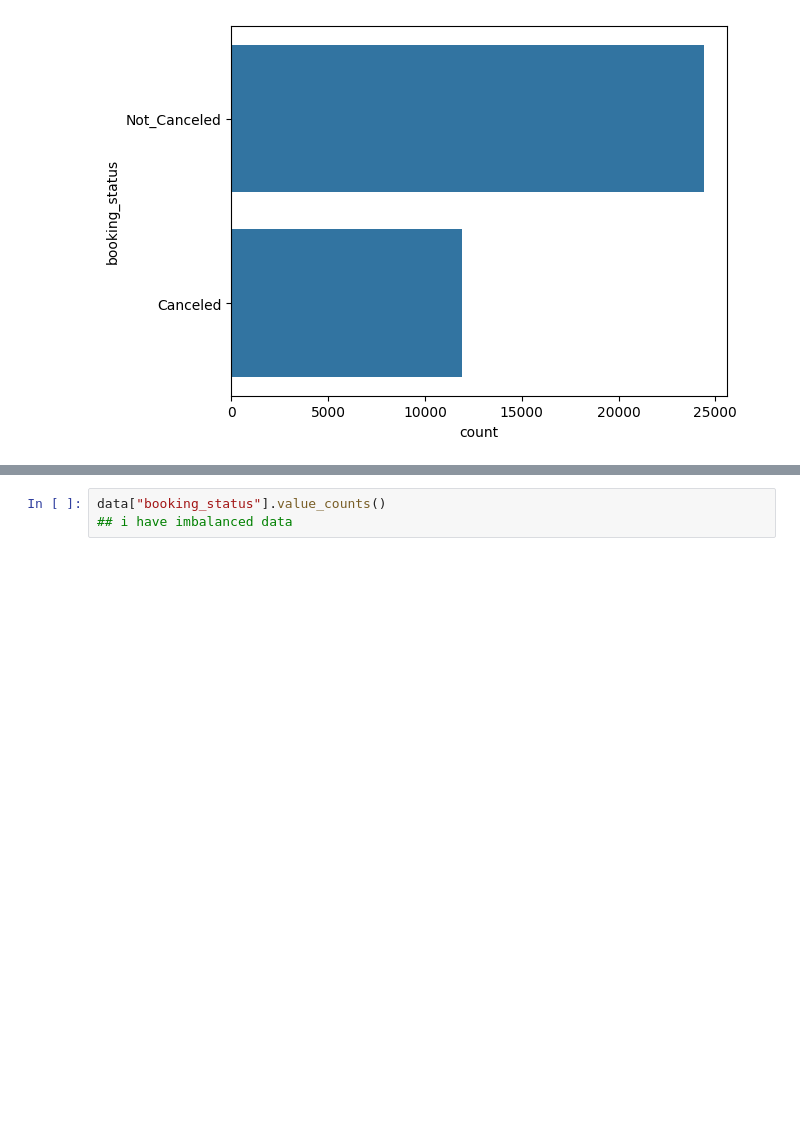
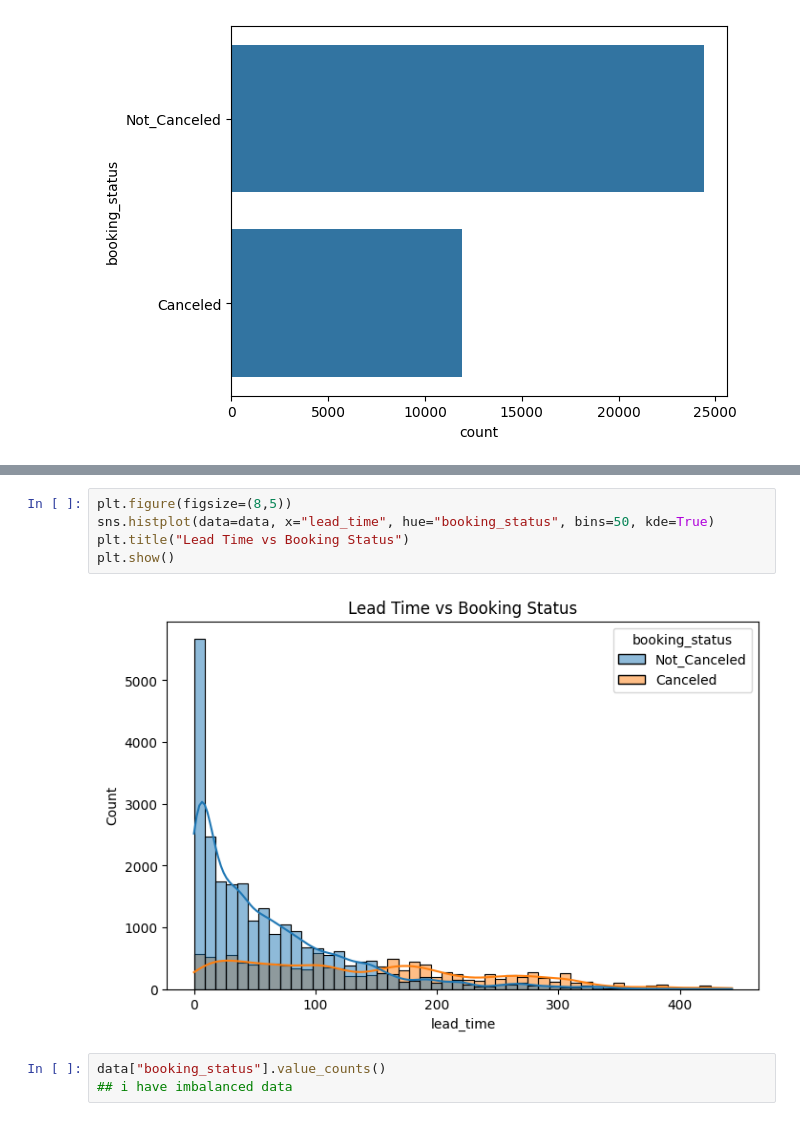
Before and after one commit to YoussefMagdy111/Cellula-Technologies-intern, a Jupyter notebook: EDA_TASK.ipynb, the cells around one changed output, grey strips where cells are left out. Cells and saved outputs as stored; diff of their text form; blank space fills up the shorter version.

```diff
--- a/EDA_TASK.ipynb
+++ b/EDA_TASK.ipynb
@@ -140,3 +146,10 @@ sns.countplot(data['booking_status'])
+# %%
+plt.figure(figsize=(8,5))
+sns.histplot(data=data, x="lead_time", hue="booking_status", bins=50, kde=True)
+plt.title("Lead Time vs Booking Status")
+plt.show()
+# %% [output]
+[figure, added]
 # %%
 data["booking_status"].value_counts()
 ## i have imbalanced data
```
Also changed, not shown: parts of 6 cells of this notebook.
